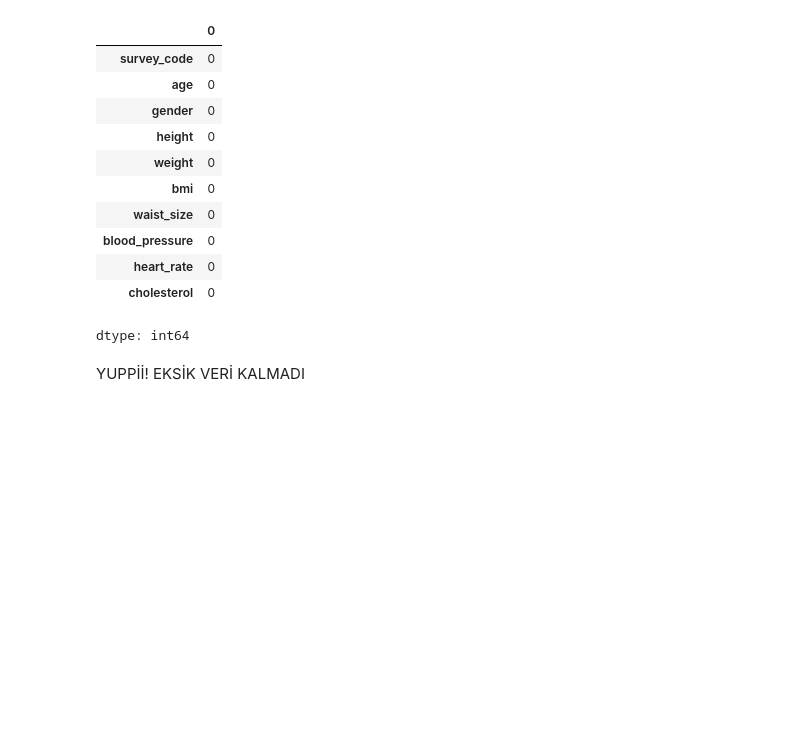
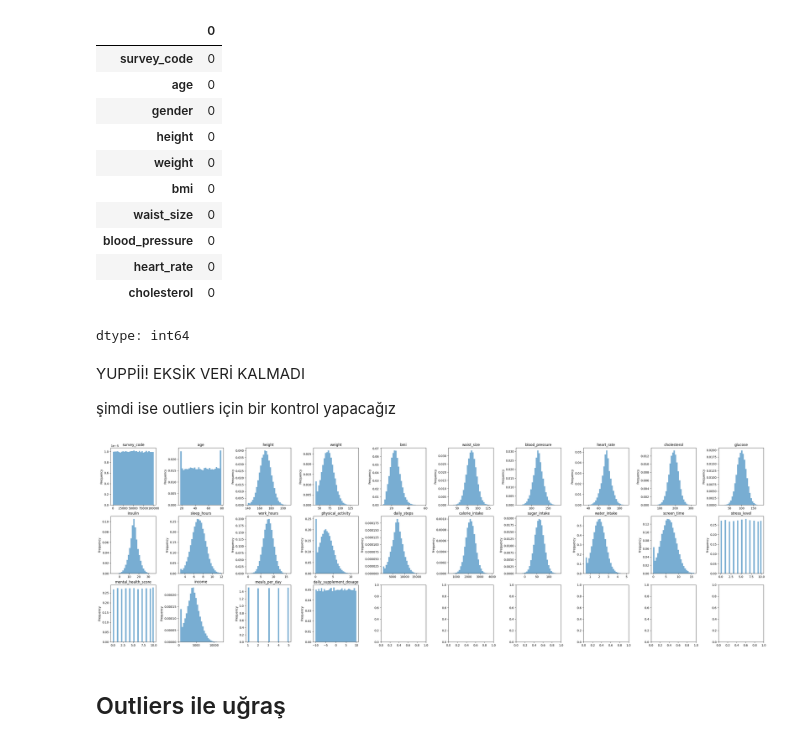
Before and after one commit to OmerTurk1/General-Health-Data-Analysis-and-Management, a Jupyter notebook: FillData.ipynb, the cells around one changed output. Cells and saved outputs as stored; diff of their text form; code cells hidden in the pictures; blank space fills up the shorter version.

```diff
--- a/FillData.ipynb
+++ b/FillData.ipynb
@@ -470,3 +510,20 @@ X_train_copy.isna().sum().sort_values(ascending=False).head(10)
 dtype: int64
 # %% [markdown]
 YUPPİİ! EKSİK VERİ KALMADI
+
+şimdi ise outliers için bir kontrol yapacağız
+# %%
+numerics = X_train_copy.select_dtypes(include="number").columns
+
+# for continuous/cardinal columns
+fig, axs = plt.subplots(3, 10, figsize=(40, 12))
+axs = axs.flatten()
+
+for ax, col in zip(axs, numerics):
+    X_train_copy[col].plot(kind="hist", density=True, bins=30, alpha=0.6, ax=ax)
+    ax.set_title(col)
+plt.subplots_adjust(wspace=0.5)
+# %% [output]
+[figure, added]
+# %% [markdown]
+## Outliers ile uğraş
```
Also changed, not shown: parts of 10 cells of this notebook.
